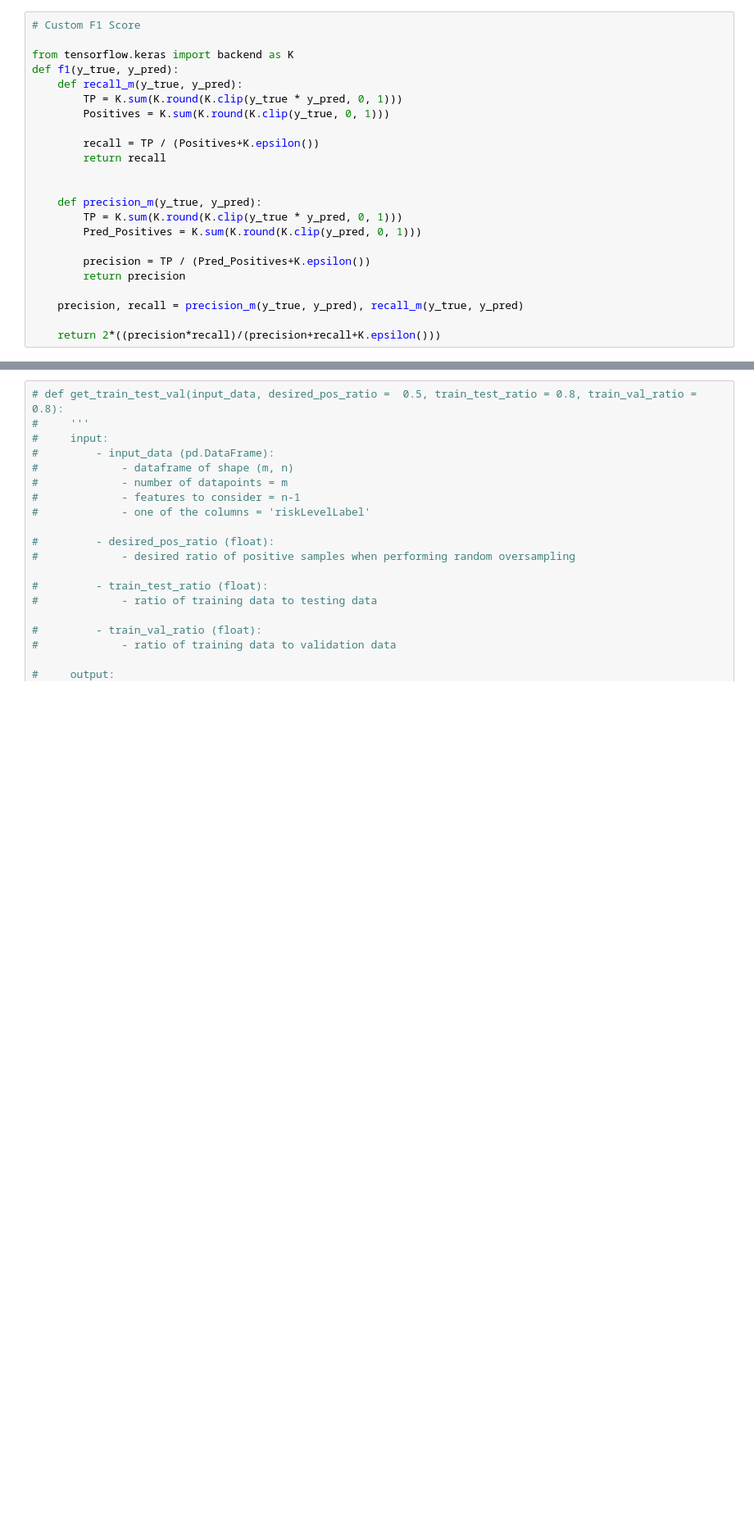
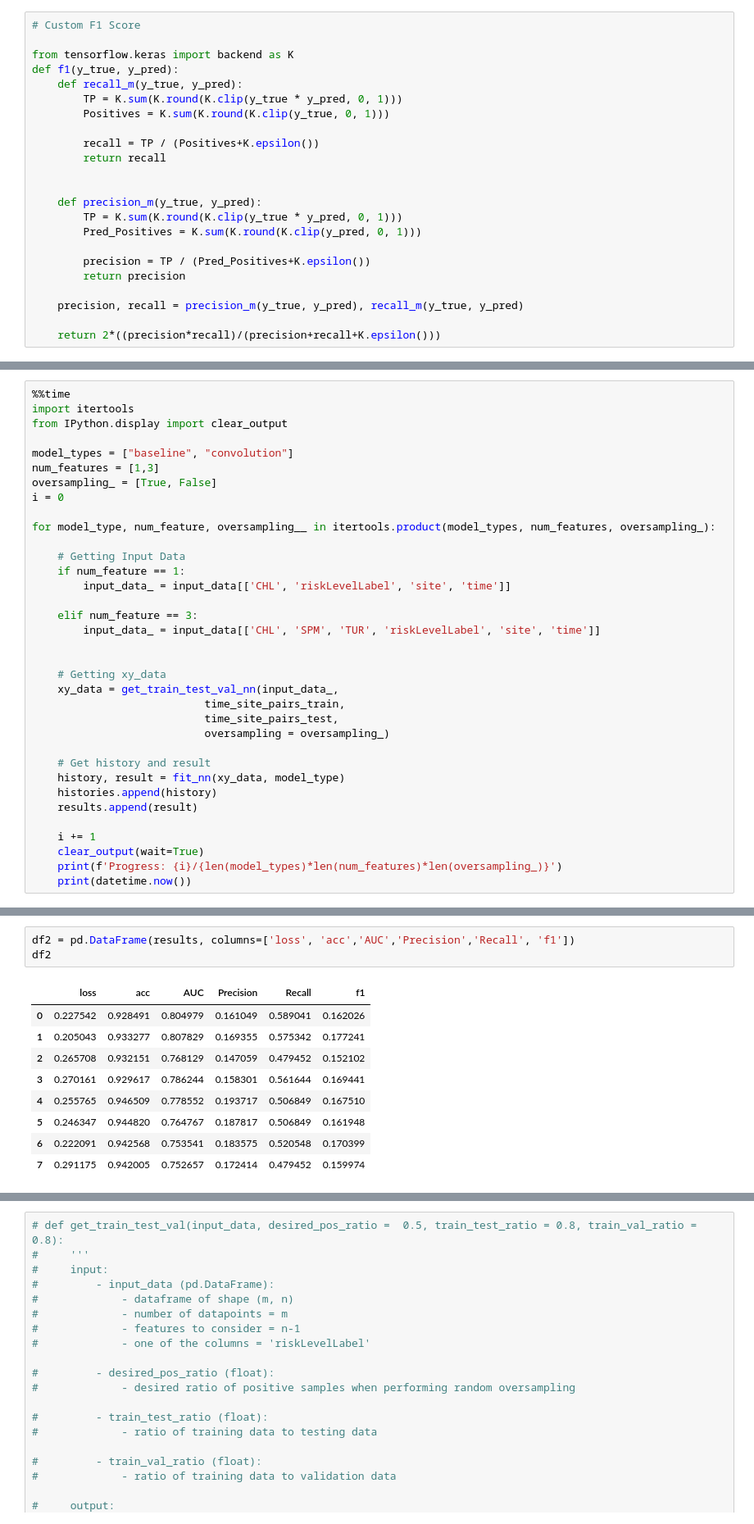
Before and after one commit to gravity948/capstone-project-sewage-pollution, a Jupyter notebook: model-neural-network-v2.ipynb, the cells around one changed output, grey strips where cells are left out. Shown at 82% size. Drawn from its saved outputs; the diff is of its cells as text; blank space fills up the shorter version.

```diff
--- a/model-neural-network-v2.ipynb
+++ b/model-neural-network-v2.ipynb
@@ -505,0 +417,35 @@ def fit_nn(X_train, X_test, X_val, y_train, y_test, y_val, model_type, metrics=[
+# %%
+%%time
+import itertools
+from IPython.display import clear_output
+
+model_types = ["baseline", "convolution"]
+num_features = [1,3]
+oversampling_ = [True, False]
+i = 0
+
+for model_type, num_feature, oversampling__ in itertools.product(model_types, num_features, oversampling_):
+
+    # Getting Input Data
+    if num_feature == 1:
+        input_data_ = input_data[['CHL', 'riskLevelLabel', 'site', 'time']]
+
+    elif num_feature == 3:
+        input_data_ = input_data[['CHL', 'SPM', 'TUR', 'riskLevelLabel', 'site', 'time']]
+
+
+    # Getting xy_data
+    xy_data = get_train_test_val_nn(input_data_,
+                           time_site_pairs_train,
+                           time_site_pairs_test,
+                           oversampling = oversampling_)
+
+    # Get history and result
+    history, result = fit_nn(xy_data, model_type)
+    histories.append(history)
+    results.append(result)
+
+    i += 1
+    clear_output(wait=True)
+    print(f'Progress: {i}/{len(model_types)*len(num_features)*len(oversampling_)}')
+    print(datetime.now())
@@ -505,0 +496,13 @@ def fit_nn(X_train, X_test, X_val, y_train, y_test, y_val, model_type, metrics=[
+# %%
+df2 = pd.DataFrame(results, columns=['loss', 'acc','AUC','Precision','Recall', 'f1'])
+df2
+# %% [output]
+|  | loss | acc | AUC | Precision | Recall | f1 |
+| 0 | 0.227542 | 0.928491 | 0.804979 | 0.161049 | 0.589041 | 0.162026 |
+| 1 | 0.205043 | 0.933277 | 0.807829 | 0.169355 | 0.575342 | 0.177241 |
+| 2 | 0.265708 | 0.932151 | 0.768129 | 0.147059 | 0.479452 | 0.152102 |
+| 3 | 0.270161 | 0.929617 | 0.786244 | 0.158301 | 0.561644 | 0.169441 |
+| 4 | 0.255765 | 0.946509 | 0.778552 | 0.193717 | 0.506849 | 0.167510 |
+| 5 | 0.246347 | 0.944820 | 0.764767 | 0.187817 | 0.506849 | 0.161948 |
+| 6 | 0.222091 | 0.942568 | 0.753541 | 0.183575 | 0.520548 | 0.170399 |
+| 7 | 0.291175 | 0.942005 | 0.752657 | 0.172414 | 0.479452 | 0.159974 |
```
Also changed, not shown: parts of 23 cells of this notebook.
